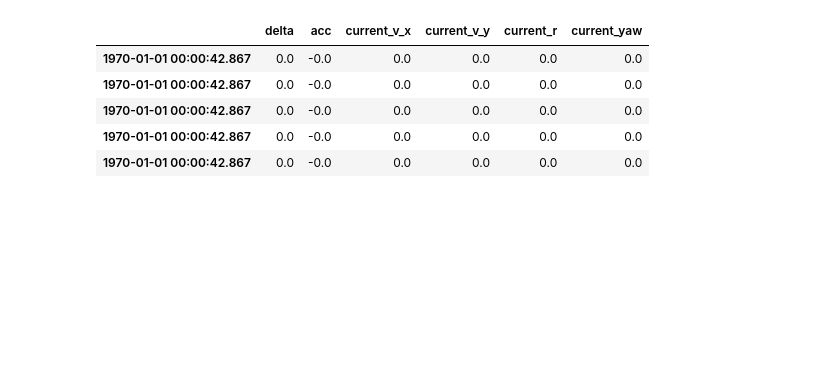
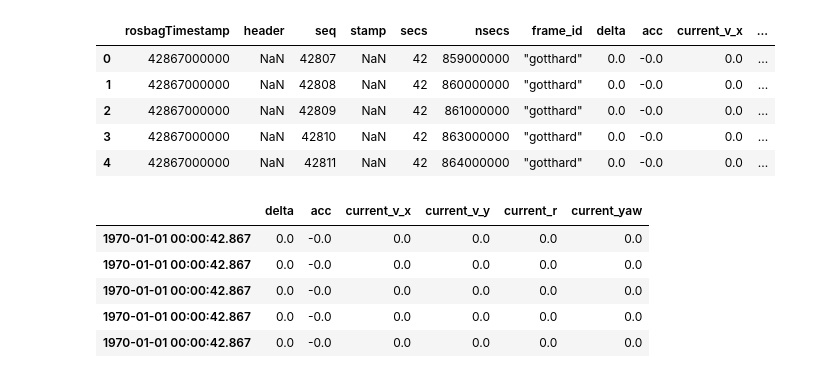
Before and after one commit to rokasgie/system_id, a Jupyter notebook: data_exploration.ipynb, the cells around one changed output. Cells and saved outputs as stored; diff of their text form; code cells hidden in the pictures; blank space fills up the shorter version.

```diff
--- a/data_exploration.ipynb
+++ b/data_exploration.ipynb
@@ -4,4 +4,14 @@ import pandas as pd
 import matplotlib.pyplot as plt
 import seaborn as sns
 sns.set()
+# %%
+data = pd.read_csv('csvs/sim_verify_acc=1_yaw_incl_2020-06-04-19-18-09/_slash_ground_truth_slash_car_info.csv')
+data.head()
+# %% [output]
+|  | rosbagTimestamp | header | seq | stamp | secs | nsecs | frame_id | delta | acc | current_v_x | ... |
+| 0 | 42867000000 | NaN | 42807 | NaN | 42 | 859000000 | "gotthard" | 0.0 | -0.0 | 0.0 | ... |
+| 1 | 42867000000 | NaN | 42808 | NaN | 42 | 860000000 | "gotthard" | 0.0 | -0.0 | 0.0 | ... |
+| 2 | 42867000000 | NaN | 42809 | NaN | 42 | 861000000 | "gotthard" | 0.0 | -0.0 | 0.0 | ... |
+| 3 | 42867000000 | NaN | 42810 | NaN | 42 | 863000000 | "gotthard" | 0.0 | -0.0 | 0.0 | ... |
+| 4 | 42867000000 | NaN | 42811 | NaN | 42 | 864000000 | "gotthard" | 0.0 | -0.0 | 0.0 | ... |
 # %%
```
Also changed, not shown: parts of 7 cells of this notebook, 2 other files.
